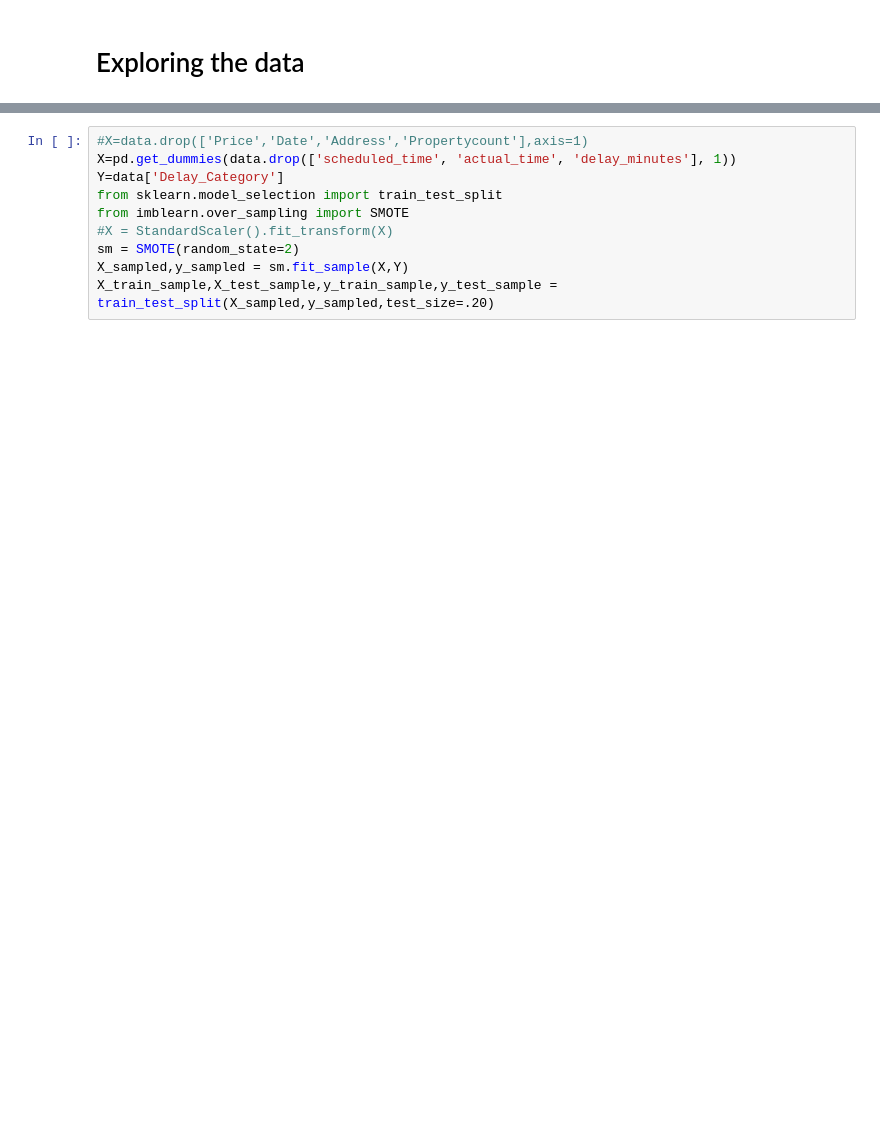
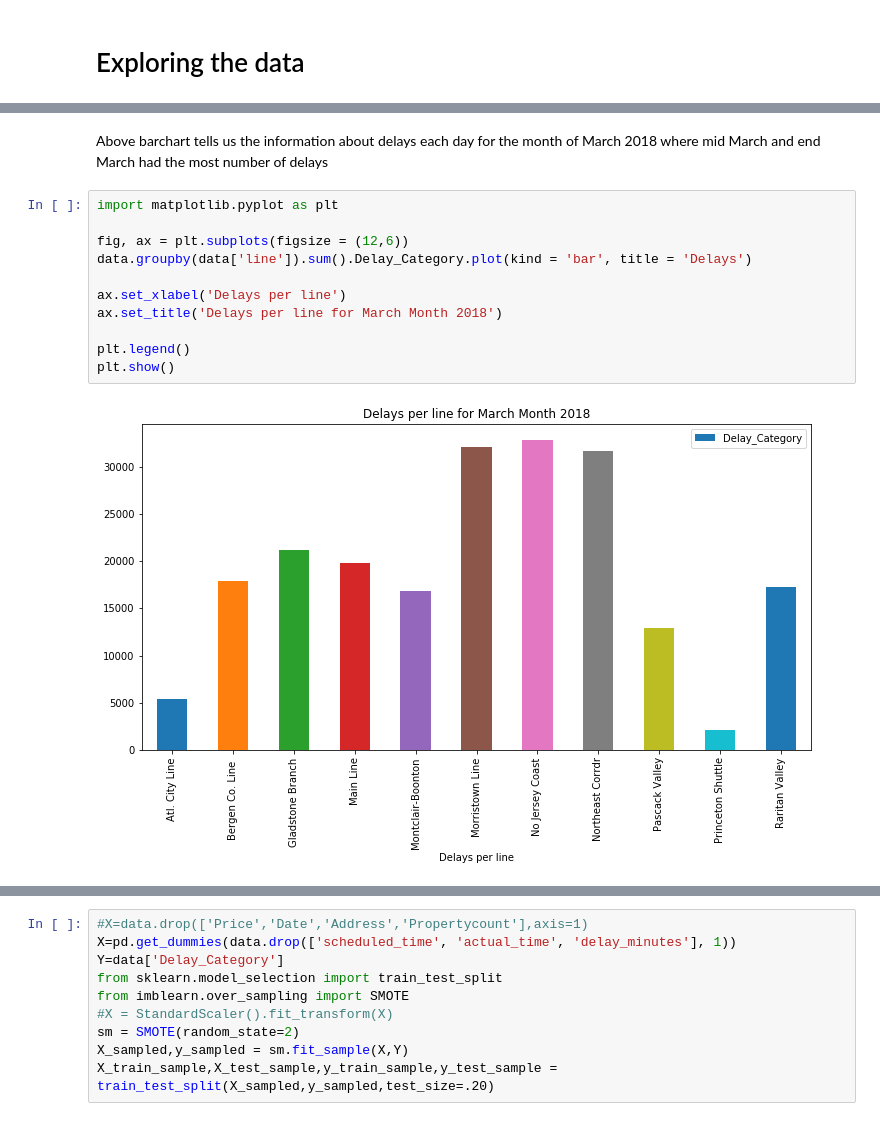
Before and after one commit to ankushkhaj/Data-science, a Jupyter notebook: 3.7.1_Capstone.ipynb, the cells around one changed output, grey strips where cells are left out. Saved outputs shown, nothing was run; the diff lists cells and outputs as text; blank space fills up the shorter version.

```diff
--- a/3.7.1_Capstone.ipynb
+++ b/3.7.1_Capstone.ipynb
@@ -64,0 +157,15 @@ data['Delay_Category']=np.where(data['delay_minutes']>0,1,0)
+# %% [markdown]
+Above barchart tells us the information about delays each day for the month of March 2018 where mid March and end March had the most number of delays
+# %%
+import matplotlib.pyplot as plt
+
+fig, ax = plt.subplots(figsize = (12,6))
+data.groupby(data['line']).sum().Delay_Category.plot(kind = 'bar', title = 'Delays')
+
+ax.set_xlabel('Delays per line')
+ax.set_title('Delays per line for March Month 2018')
+
+plt.legend()
+plt.show()
+# %% [output]
+[figure, added]
```
Also changed, not shown: parts of 199 cells of this notebook.
